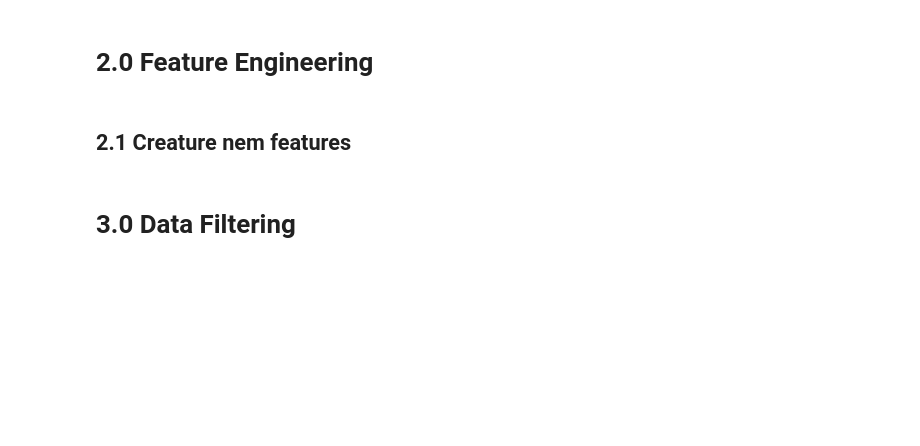
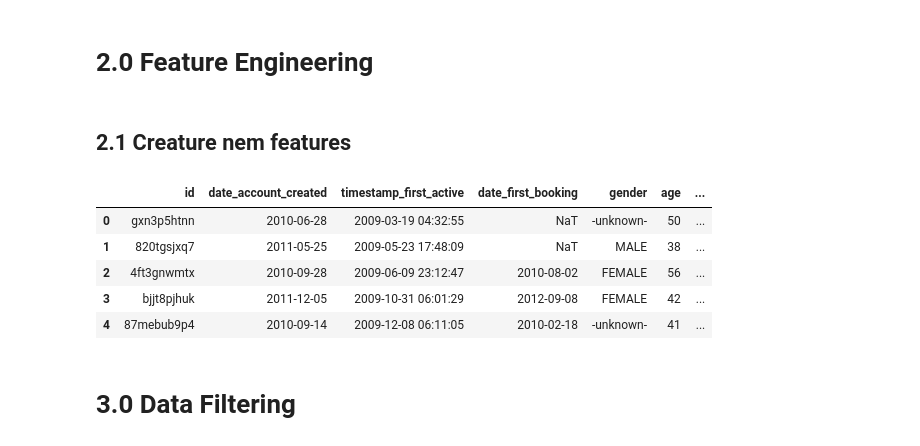
Before and after one commit to ViniciusKos/airbnb_prediction, a Jupyter notebook: airbnb_prediction.ipynb, the cells around one changed output. Cells and saved outputs as stored; diff of their text form; code cells hidden in the pictures; blank space fills up the shorter version.

```diff
--- a/airbnb_prediction.ipynb
+++ b/airbnb_prediction.ipynb
@@ -138,7 +138,9 @@ class DtypeChanger(BaseEstimator, TransformerMixin):
         for i in ["date_account_created", "date_first_booking"]:
             X2[i] = pd.to_datetime(X2[i])
         X2[ 'timestamp_first_active' ] = pd.to_datetime( X2['timestamp_first_active'], format="%Y%m%d%H%M%S" )
+        X2['first_active'] = pd.to_datetime( X2['timestamp_first_active'].dt.strftime("%Y-%m-%d") )
         X2['age'] = X2['age'].astype("Int64")
+        X2['signup_flow'] = X2['signup_flow'].astype("object")
 
 
         return X2
@@ -223,7 +225,7 @@ print( aux0.shape )
 for i in ["age"]:
     outlier_remover = OutlierRemoval( columns=[i], iqr_range=1.8 )
     aux0 = outlier_remover.fit_transform(aux0)
-    pickle.dump(outlier_remover, open(f'cleaners/{outlier_remover.__class__.__name__}_{i}.pkl', 'wb'))
+    pickle.dump(outlier_remover, open(f'cleaners/3_{outlier_remover.__class__.__name__}_{i}.pkl', 'wb'))
 
 print( aux0.shape )
 # %% [output]
@@ -427,3 +285,37 @@ df2['day_of_year_first_account_created'] = df2['date_account_created'].dt.day_of
+# %%
+class FeatureEngineering( TransformerMixin, BaseEstimator ):
+    def __init__(self):
+        pass
+
+    def fit(self, X,y=None):
+        return self
+
+    def transform(self, X, y=None):
+        X2 = X.copy()
+        for i in ["date_first_booking", "date_account_created", "date_first_booking"]:
+            X2[f"days+from_first_active_until_{i}"] = (X2[i] - X2['first_active']).apply( lambda x: x.days)
+
+        for i in ["first_active", "date_first_booking", "date_account_created"]:
+            X2[f"year_{i}"] = X2[i].dt.year
+            X2[f"month_{i}"] = X2[i].dt.month
+            X2[f"day_{i}"] = X2[i].dt.day
+            X2[f"day_of_week_{i}"] = X2[i].dt.day_of_week
+            X2[f"day_of_year_first_active_{i}"] = X2[i].dt.day_of_year
+
+        return X2
+# %%
+feature_eng = FeatureEngineering()
+df2 = feature_eng.fit_transform(df2)
+os.makedirs( os.getcwd()+r"\feature_engineering", exist_ok=True)
+pickle.dump(feature_eng, open(f'feature_engineering/{feature_eng.__class__.__name__}.pkl', 'wb'))
+df2.head()
+# %% [output]
+|  | id | date_account_created | timestamp_first_active | date_first_booking | gender | age | ... |
+| 0 | gxn3p5htnn | 2010-06-28 | 2009-03-19 04:32:55 | NaT | -unknown- | 50 | ... |
+| 1 | 820tgsjxq7 | 2011-05-25 | 2009-05-23 17:48:09 | NaT | MALE | 38 | ... |
+| 2 | 4ft3gnwmtx | 2010-09-28 | 2009-06-09 23:12:47 | 2010-08-02 | FEMALE | 56 | ... |
+| 3 | bjjt8pjhuk | 2011-12-05 | 2009-10-31 06:01:29 | 2012-09-08 | FEMALE | 42 | ... |
+| 4 | 87mebub9p4 | 2010-09-14 | 2009-12-08 06:11:05 | 2010-02-18 | -unknown- | 41 | ... |
 # %% [markdown]
 # 3.0 Data Filtering
 # %%
```
Also changed, not shown: parts of 18 cells of this notebook, 8 other files.
